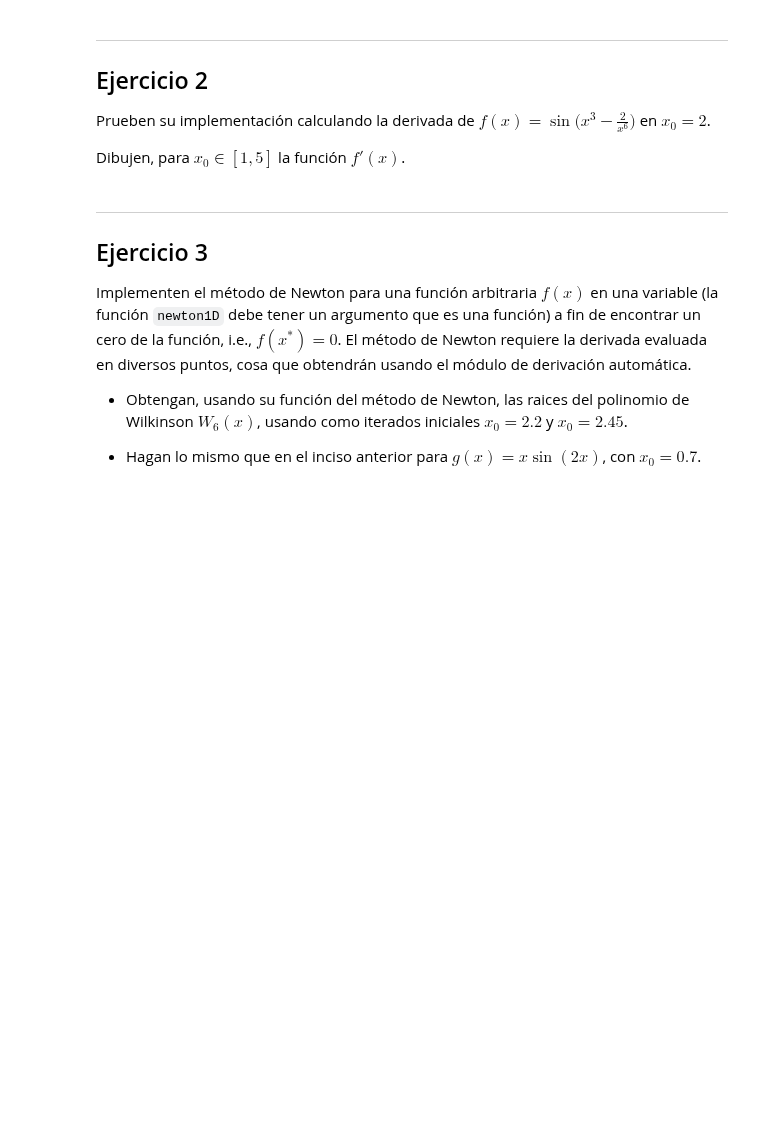
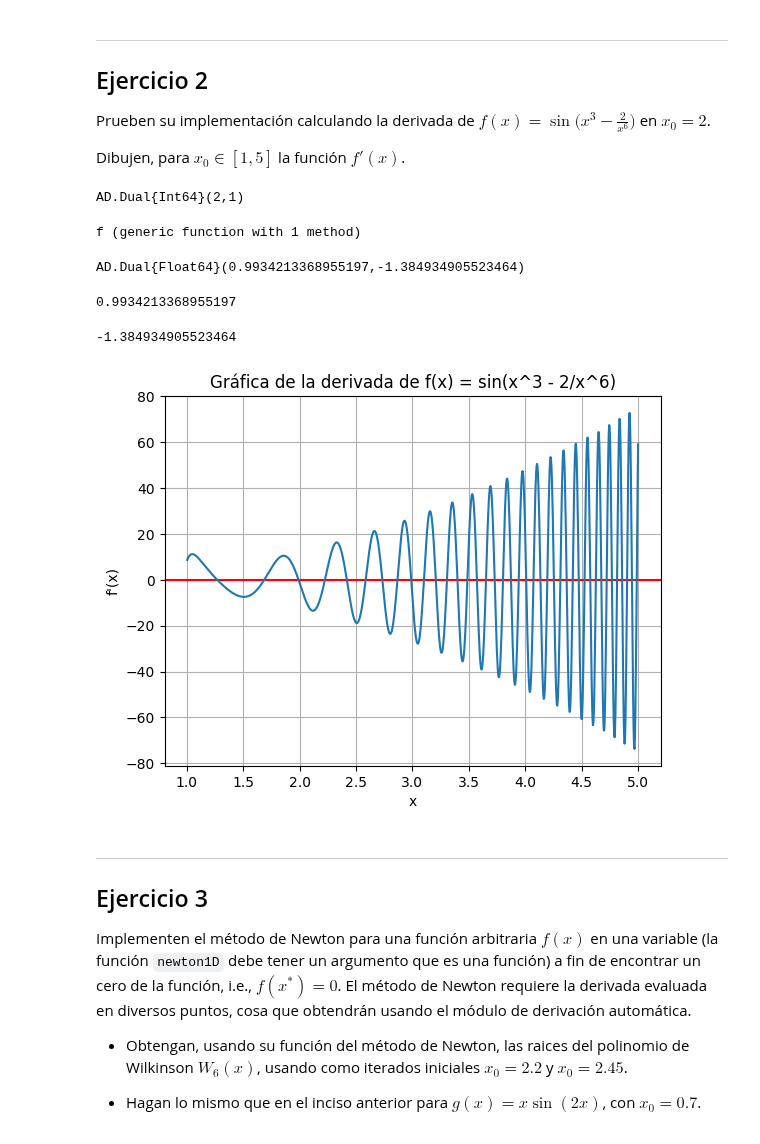
Before and after one commit to lbenet/2017-2_TSFisComputacional-1, a Jupyter notebook: tareas/Hector/Tarea4.ipynb, the cells around one changed output. Saved outputs shown, nothing was run; the diff lists cells and outputs as text; code cells hidden in the pictures; blank space fills up the shorter version.

```diff
--- a/tareas/Hector/Tarea4.ipynb
+++ b/tareas/Hector/Tarea4.ipynb
@@ -39,6 +148,55 @@ Prueben su implementación calculando la derivada de $f(x) = \sin\Big(x^3 - \fra
 en $x_0 = 2$.
 
 Dibujen, para $x_0 \in [1,5]$ la función $f'(x)$.
+# %%
+x0 = xdual(2)
+# %% [output]
+AD.Dual{Int64}(2,1)
+# %%
+function f(x)
+    return sin(x^3-(2/x^6))
+end
+# %% [output]
+f (generic function with 1 method)
+# %%
+dualf=f(x0)
+# %% [output]
+AD.Dual{Float64}(0.9934213368955197,-1.384934905523464)
+# %%
+dualf.fun
+# %% [output]
+0.9934213368955197
+# %%
+dualf.der
+# %% [output]
+-1.384934905523464
+# %%
+using PyPlot
+
+n=1000
+part=(5-1)/n #particiones
+
+x=[i=zero(eltype(part)) for i=1:n]
+y=[i=zero(eltype(part)) for i=1:n]
+
+for i in 1:n
+    x0=1+i*part
+    dualf=f(xdual(x0))
+    x[i]=x0
+    y[i]=dualf.der
+end
+
+title("Gráfica de la derivada de f(x) = sin(x^3 - 2/x^6)")#Título de la gráfica
+xlabel("x") #Etiqueta para el eje X
+ylabel("f'(x)")#Etiqueta para el eje Y
+
+axhline(0, color="red")
+plot(x,y)
+
+grid()
+show()
+# %% [output]
+[figure, added]
 # %% [markdown]
 ---
 
```
Also changed, not shown: parts of 14 cells of this notebook, 2 other files.
